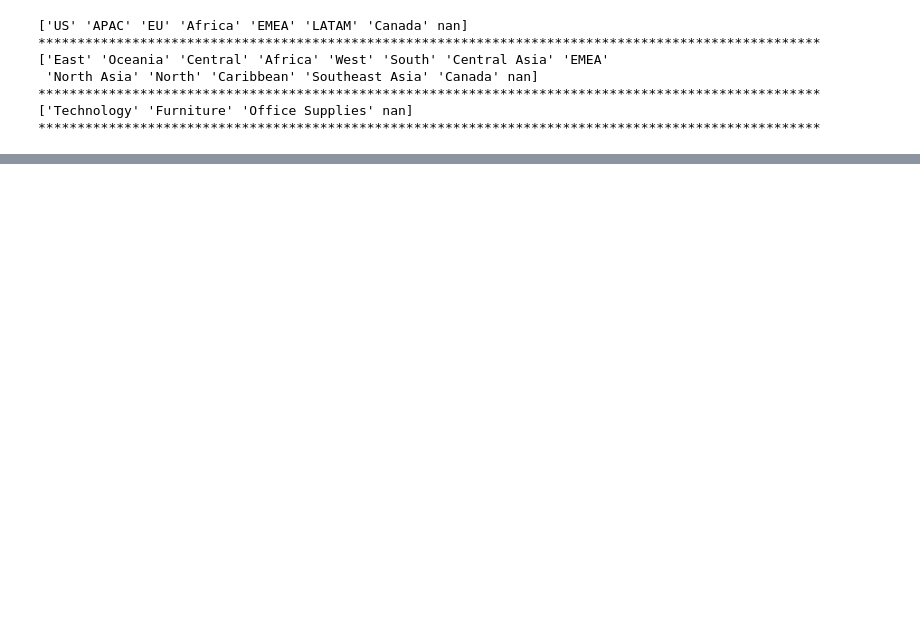
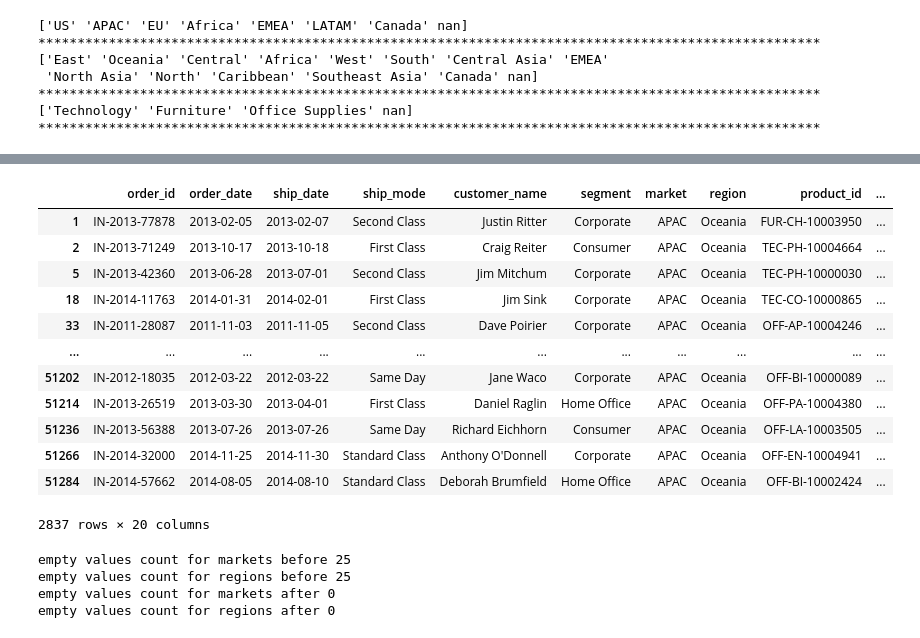
Before and after one commit to khubim/M.Sc_Group_Project, a Jupyter notebook: Superstore_analysis.ipynb, the cells around one changed output, grey strips where cells are left out. Saved outputs shown, nothing was run; the diff lists cells and outputs as text; code cells hidden in the pictures; blank space fills up the shorter version.

```diff
--- a/Superstore_analysis.ipynb
+++ b/Superstore_analysis.ipynb
@@ -142,0 +277,29 @@ print(100*"*")
+# %%
+# checking for Western Australia
+orders_df.loc[orders_df['country'] == 'Australia']
+# %% [output]
+|  | order_id | order_date | ship_date | ship_mode | customer_name | segment | market | region | product_id | ... |
+| 1 | IN-2013-77878 | 2013-02-05 | 2013-02-07 | Second Class | Justin Ritter | Corporate | APAC | Oceania | FUR-CH-10003950 | ... |
+| 2 | IN-2013-71249 | 2013-10-17 | 2013-10-18 | First Class | Craig Reiter | Consumer | APAC | Oceania | TEC-PH-10004664 | ... |
+| 5 | IN-2013-42360 | 2013-06-28 | 2013-07-01 | Second Class | Jim Mitchum | Corporate | APAC | Oceania | TEC-PH-10000030 | ... |
+| 18 | IN-2014-11763 | 2014-01-31 | 2014-02-01 | First Class | Jim Sink | Corporate | APAC | Oceania | TEC-CO-10000865 | ... |
+| 33 | IN-2011-28087 | 2011-11-03 | 2011-11-05 | Second Class | Dave Poirier | Corporate | APAC | Oceania | OFF-AP-10004246 | ... |
+| ... | ... | ... | ... | ... | ... | ... | ... | ... | ... | ... |
+| 51202 | IN-2012-18035 | 2012-03-22 | 2012-03-22 | Same Day | Jane Waco | Corporate | APAC | Oceania | OFF-BI-10000089 | ... |
+| 51214 | IN-2013-26519 | 2013-03-30 | 2013-04-01 | First Class | Daniel Raglin | Home Office | APAC | Oceania | OFF-PA-10004380 | ... |
+| 51236 | IN-2013-56388 | 2013-07-26 | 2013-07-26 | Same Day | Richard Eichhorn | Consumer | APAC | Oceania | OFF-LA-10003505 | ... |
+| 51266 | IN-2014-32000 | 2014-11-25 | 2014-11-30 | Standard Class | Anthony O'Donnell | Corporate | APAC | Oceania | OFF-EN-10004941 | ... |
+| 51284 | IN-2014-57662 | 2014-08-05 | 2014-08-10 | Standard Class | Deborah Brumfield | Home Office | APAC | Oceania | OFF-BI-10002424 | ... |
+2837 rows × 20 columns
+# %%
+print("empty values count for markets before", orders_df['market'].isnull().sum())
+print("empty values count for regions before", orders_df['region'].isnull().sum())
+orders_df.loc[(pd.isnull(orders_df.market)) & (orders_df['country'] == 'Australia'), 'market'] = 'APAC'
+orders_df.loc[(pd.isnull(orders_df.region)) & (orders_df['country'] == 'Australia'), 'region'] = 'Oceania'
+print("empty values count for markets after", orders_df['market'].isnull().sum())
+print("empty values count for regions after", orders_df['region'].isnull().sum())
+# %% [output]
+empty values count for markets before 25
+empty values count for regions before 25
+empty values count for markets after 0
+empty values count for regions after 0
```
Also changed, not shown: parts of 20 cells of this notebook.
